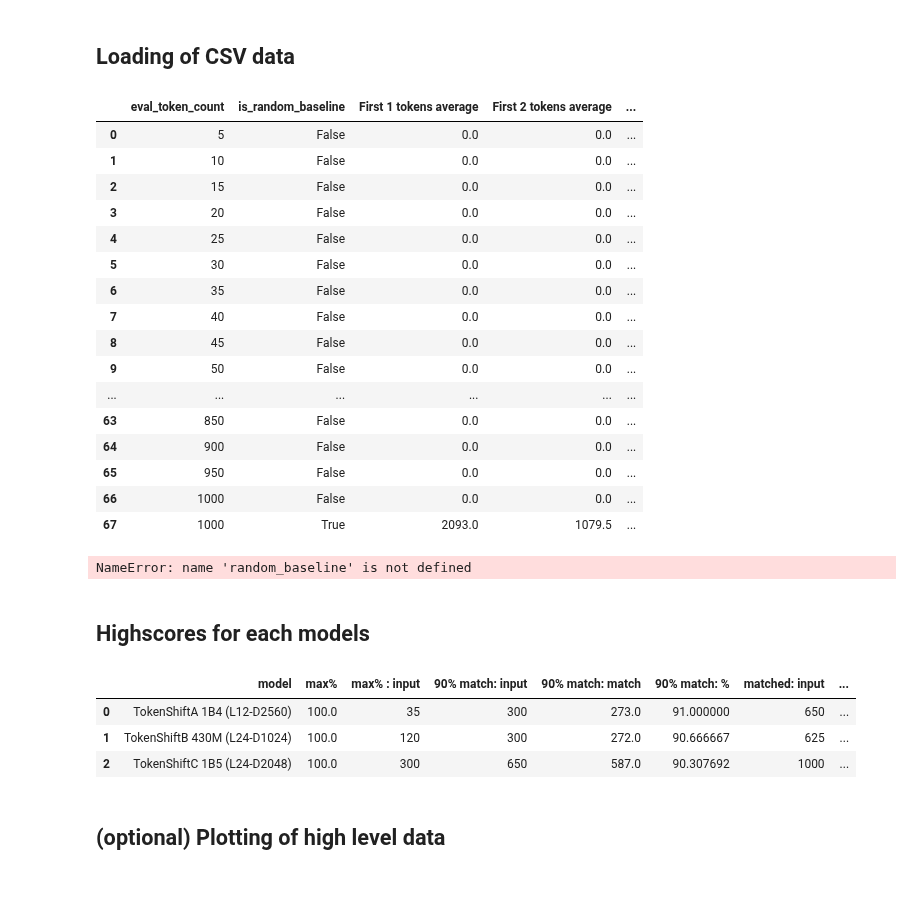
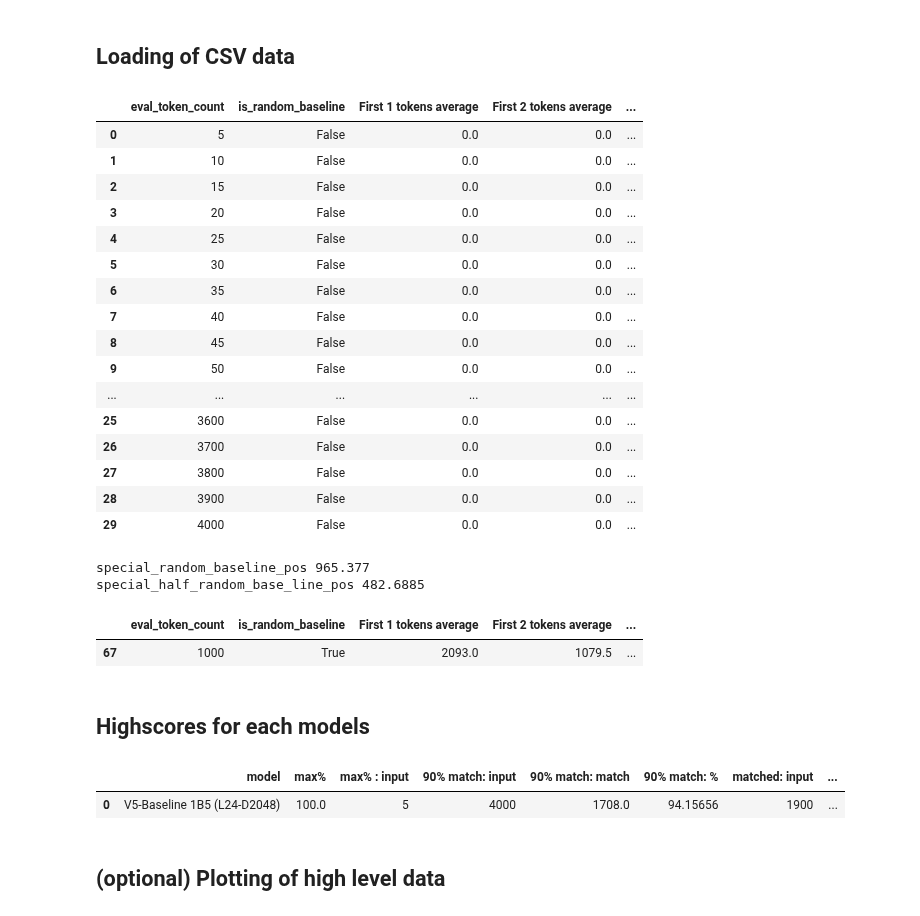
Before and after one commit to RWKV/RWKV-infctx-trainer, a Jupyter notebook: notebook/experiment/memory-bench/Charting-V5.ipynb, the cells around one changed output. Saved outputs shown, nothing was run; the diff lists cells and outputs as text; code cells hidden in the pictures; blank space fills up the shorter version.

Commit message:
updating eval charts

```diff
--- a/notebook/experiment/memory-bench/Charting-V5.ipynb
+++ b/notebook/experiment/memory-bench/Charting-V5.ipynb
@@ -37,6 +40,7 @@ pd.set_option('display.max_rows', 100)
 # # Load the CSV data
 
 v5_1b5_1k  = pd.read_csv("./logs/BaseV5-C-Tune4.csv")
+v5_1b5_4k  = pd.read_csv("./logs/BaseV5-C-Tune4-4k.csv")
 # %%
 # Define a custom function to calculate averages for the first N elements
 def calculate_first_n_avg(n, s):
@@ -66,6 +70,7 @@ def group_csv_data(inCSV, modelName):
 full_grouped_data = pd.concat([
 
     group_csv_data(v5_1b5_1k, 'V5-Baseline 1B5 (L24-D2048)'),
+    group_csv_data(v5_1b5_4k, 'V5-Baseline 1B5 (L24-D2048)'),
 ])
 
 # Plot the data
@@ -83,11 +88,11 @@ full_grouped_data
 | 8 | 45 | False | 0.0 | 0.0 | ... |
 | 9 | 50 | False | 0.0 | 0.0 | ... |
 | ... | ... | ... | ... | ... | ... |
-| 63 | 850 | False | 0.0 | 0.0 | ... |
-| 64 | 900 | False | 0.0 | 0.0 | ... |
-| 65 | 950 | False | 0.0 | 0.0 | ... |
-| 66 | 1000 | False | 0.0 | 0.0 | ... |
-| 67 | 1000 | True | 2093.0 | 1079.5 | ... |
+| 25 | 3600 | False | 0.0 | 0.0 | ... |
+| 26 | 3700 | False | 0.0 | 0.0 | ... |
+| 27 | 3800 | False | 0.0 | 0.0 | ... |
+| 28 | 3900 | False | 0.0 | 0.0 | ... |
+| 29 | 4000 | False | 0.0 | 0.0 | ... |
 # %%
 # We get the position values, of the average token prediction, withou ONLY the output.
 # this helps get the approximate "random" score baseline, while accounting for the fact that the model may eventually notice patterns that makes it not truely random
@@ -113,7 +118,10 @@ print("special_half_random_base_line_pos", special_half_random_base_line_pos)
 # Give the randomized baseline values
 random_baseline
 # %% [output]
-NameError: name 'random_baseline' is not defined
+special_random_baseline_pos 965.377
+special_half_random_base_line_pos 482.6885
+|  | eval_token_count | is_random_baseline | First 1 tokens average | First 2 tokens average | ... |
+| 67 | 1000 | True | 2093.0 | 1079.5 | ... |
 # %%
 # Graphing function
 def plotGrapData(sizeArr=[2], redline=False):
@@ -185,38 +193,36 @@ for model in models:
     # Last highest match_count and associated metrics
     match_counts = model_df.match_count.sort_values(ascending=False)
     max_match_count = match_counts.values[0]
     max_match_count_row = model_df[model_df.match_count == max_match_count]
 
     # Last match_percentage >= 90 and associated metrics
     flipped_model_df = model_df.sort_values(by=['eval_token_count'], ascending=False)
     for idx, row in flipped_model_df.iterrows():
         if row['match_percentage'] >= 90.0:
             match_90_row = row
             break
 
     results.append({
         'model': model,
 
         'max%': max_match_perc,
         'max% : input': int(max_match_perc_row.eval_token_count.values[-1]),
 
         '90% match: input': match_90_row.eval_token_count,
         '90% match: match': match_90_row.match_count,
         '90% match: %': match_90_row.match_percentage,
 
-        'matched: input': int(max_match_count_row.eval_token_count.values[-1]),
+        'matched: input': int(max_match_count_row.eval_token_count.values[0]),
         'matched: count': int(max_match_count),
-        'matched: %': max_match_count_row.match_percentage.values[-1]
+        'matched: %': max_match_count_row.match_percentage.values[0]
 
     })
 
 results_df = pd.DataFrame(results)
 results_df
 # %% [output]
 |  | model | max% | max% : input | 90% match: input | 90% match: match | 90% match: % | matched: input | ... |
-| 0 | TokenShiftA 1B4 (L12-D2560) | 100.0 | 35 | 300 | 273.0 | 91.000000 | 650 | ... |
-| 1 | TokenShiftB 430M (L24-D1024) | 100.0 | 120 | 300 | 272.0 | 90.666667 | 625 | ... |
-| 2 | TokenShiftC 1B5 (L24-D2048) | 100.0 | 300 | 650 | 587.0 | 90.307692 | 1000 | ... |
+| 0 | V5-Baseline 1B5 (L24-D2048) | 100.0 | 5 | 4000 | 1708.0 | 94.15656 | 1900 | ... |
 # %% [markdown]
 ## (optional) Plotting of high level data
 # %%
```
Also changed, not shown: parts of 2 cells of this notebook, 1 other file.
